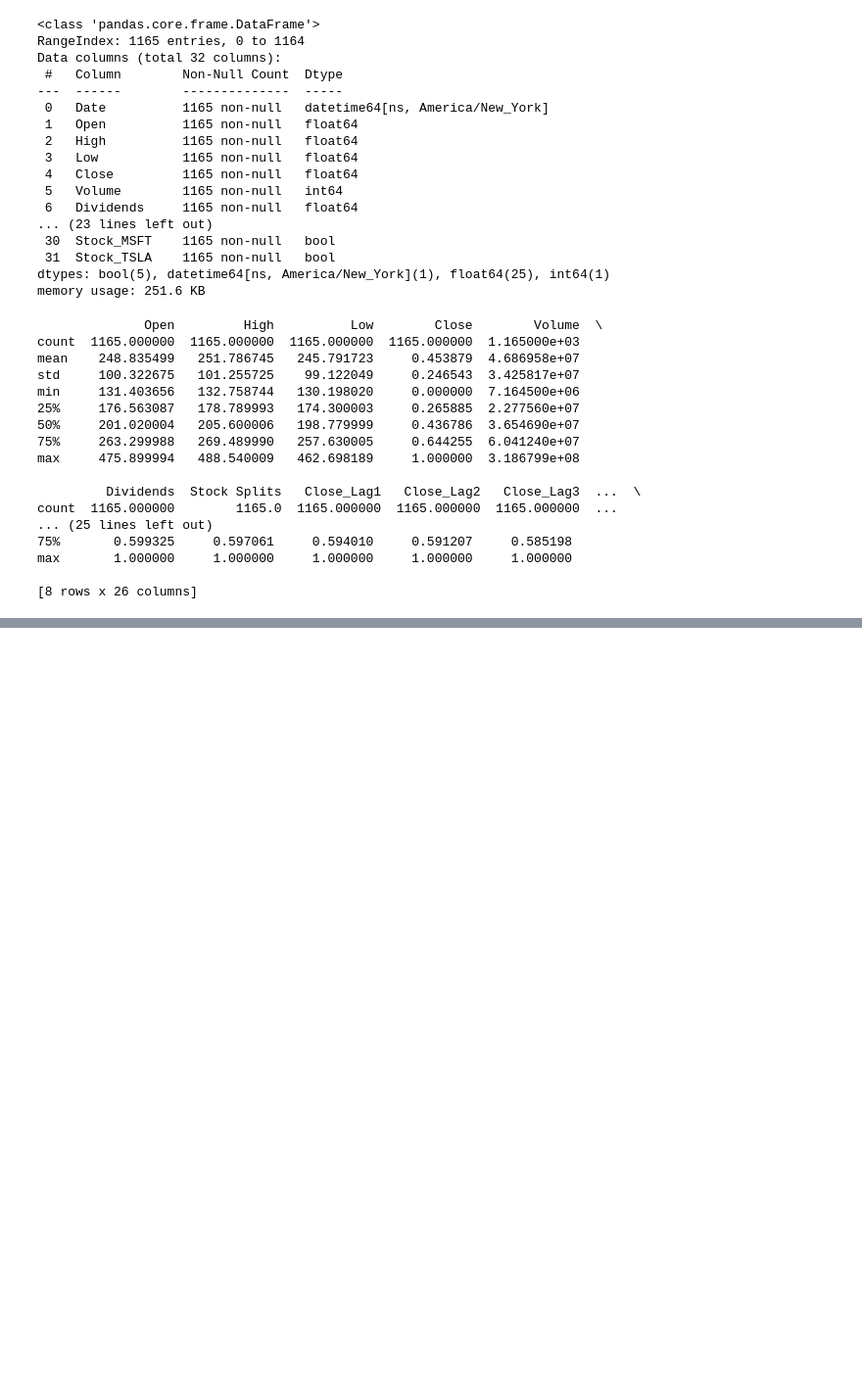
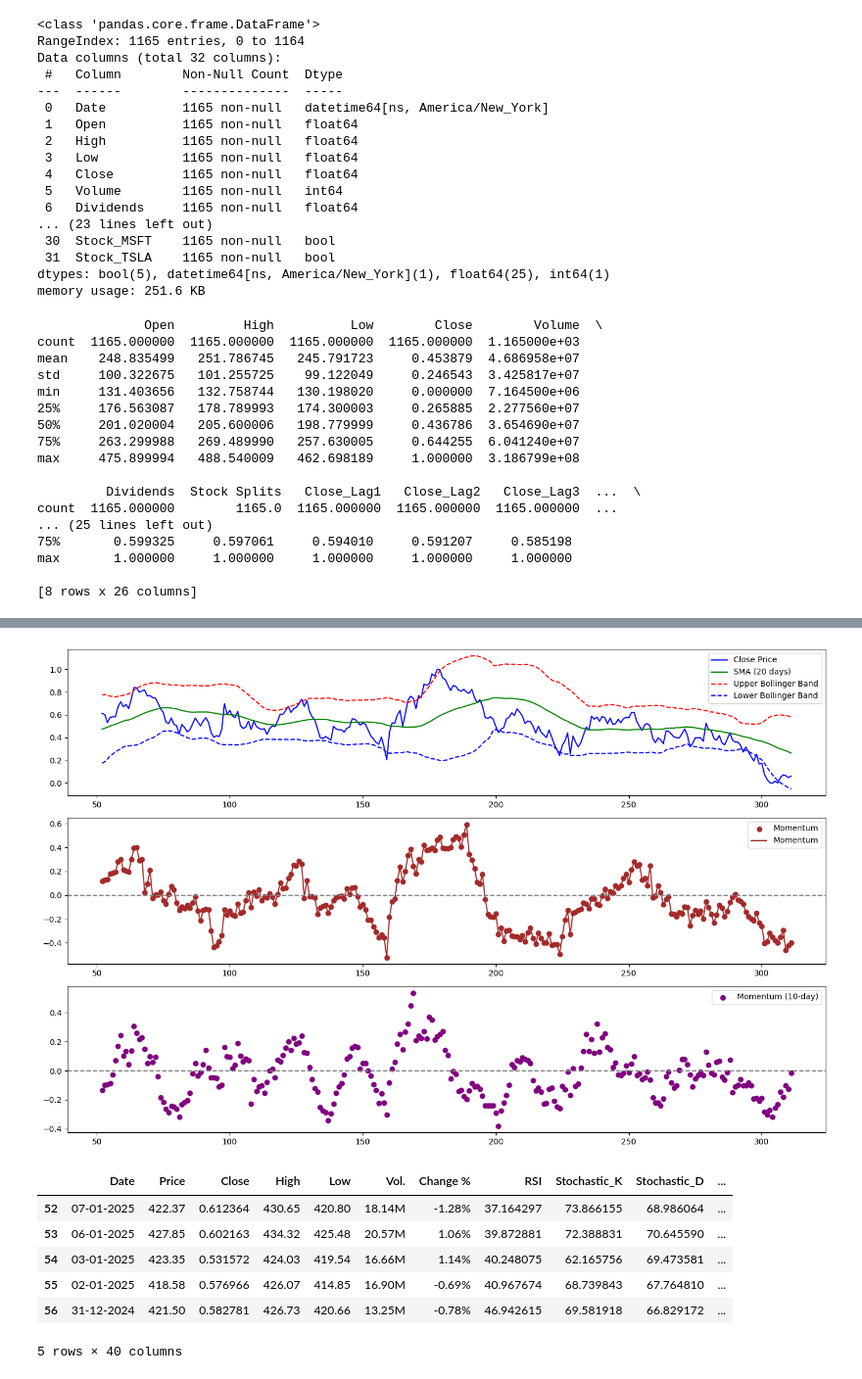
Before and after one commit to WizadCarton11/BloomTrading, a Jupyter notebook: ML/first.ipynb, the cells around one changed output, grey strips where cells are left out. Shown at 98% size. Drawn from its saved outputs; the diff is of its cells as text; code cells hidden in the pictures; blank space fills up the shorter version.

```diff
--- a/ML/first.ipynb
+++ b/ML/first.ipynb
@@ -81,10 +100,10 @@ def momentum(prices, window=10):
     return momentum_values
 # %%
 
-def create_dataset(stock_symbol="AAPL"):
-    stock = yf.Ticker(stock_symbol)
-    df = stock.history(period="1y")
-    df["Stock"] = stock_symbol
+def create_dataset(df):
+    # stock = yf.Ticker(stock_symbol)
+    # df = stock.history(period="1y")
+    # df["Stock"] = stock_symbol
     scaler = MinMaxScaler(feature_range=(0,1))
     scaler.fit(df['Close'].to_numpy().reshape(-1,1))
     df['Close'] = scaler.transform(df['Close'].to_numpy().reshape(-1,1))
@@ -149,4 +168,3 @@ def create_dataset(stock_symbol="AAPL"):
     plt.show()
 
     return df
-create_dataset("AAPL")
@@ -240,0 +337,10 @@ max       1.000000     1.000000     1.000000     1.000000     1.000000
+# %%
+from data_scraper import StockDataScraper
+from custom_logger import CustomLogger
+import datetime
+import pandas as pd
+data=pd.read_csv('MSFT Historical Data (2).csv')
+data.head()
+# rename the column open to close
+data.rename(columns={'Open': 'Close'}, inplace=True)
+data.head()
@@ -240,0 +354,12 @@ max       1.000000     1.000000     1.000000     1.000000     1.000000
+# %%
+data=create_dataset(data)
+data.head()
+# %% [output]
+[figure, added]
+|  | Date | Price | Close | High | Low | Vol. | Change % | RSI | Stochastic_K | Stochastic_D | ... |
+| 52 | 07-01-2025 | 422.37 | 0.612364 | 430.65 | 420.80 | 18.14M | -1.28% | 37.164297 | 73.866155 | 68.986064 | ... |
+| 53 | 06-01-2025 | 427.85 | 0.602163 | 434.32 | 425.48 | 20.57M | 1.06% | 39.872881 | 72.388831 | 70.645590 | ... |
+| 54 | 03-01-2025 | 423.35 | 0.531572 | 424.03 | 419.54 | 16.66M | 1.14% | 40.248075 | 62.165756 | 69.473581 | ... |
+| 55 | 02-01-2025 | 418.58 | 0.576966 | 426.07 | 414.85 | 16.90M | -0.69% | 40.967674 | 68.739843 | 67.764810 | ... |
+| 56 | 31-12-2024 | 421.50 | 0.582781 | 426.73 | 420.66 | 13.25M | -0.78% | 46.942615 | 69.581918 | 66.829172 | ... |
+5 rows × 40 columns
```
Also changed, not shown: parts of 10 cells of this notebook, 31 other files.
